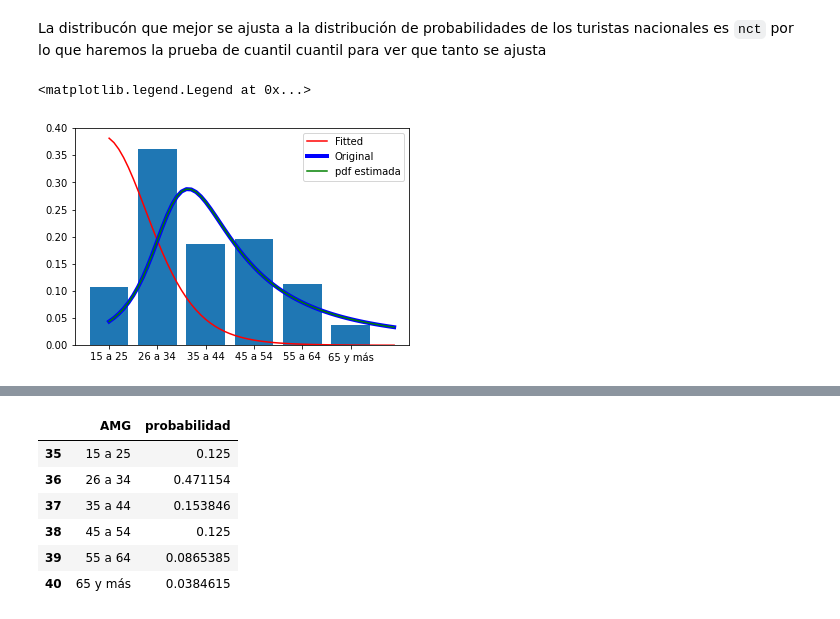
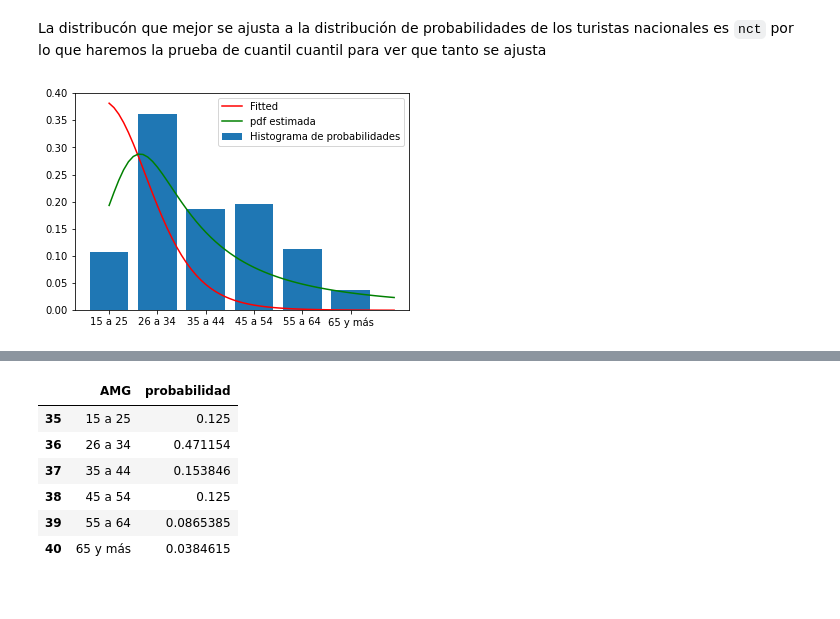
Before and after one commit to ariadnagalindom/Proyecto_GIMontoya_ADGalindo, a Jupyter notebook: PRoyecto_GIMontoya_ADGalindo.ipynb, the cells around one changed output, grey strips where cells are left out. Cells and saved outputs as stored; diff of their text form; code cells hidden in the pictures.

```diff
--- a/PRoyecto_GIMontoya_ADGalindo.ipynb
+++ b/PRoyecto_GIMontoya_ADGalindo.ipynb
@@ -313,17 +313,17 @@ La distribucón que mejor se ajusta a la distribución de probabilidades de los
 # %%
 dist='nct'
 datos=np.array(nac_edad.probabilidad,dtype=float)
 parametros=getattr(st, dist).fit(datos)
 
-plt.bar(nac_edad.AMG,nac_edad.probabilidad)
+plt.bar(nac_edad.AMG,nac_edad.probabilidad, label='Histograma de probabilidades')
+
 x = np.arange(0,6,0.1)
 y = st.nct.pdf(x,parametros[0],parametros[2],parametros[3])
 
-pdf = st.nct.pdf(x,1,1,1,1)
+pdf = st.nct.pdf(x,1,1,0,1)
 plt.plot(x,y,'r-',label='Fitted')
-plt.plot(x,pdf,'b-',label='Original',lw=4)
 plt.plot(x,pdf,label='pdf estimada',color='g')
 plt.legend()
+plt.show()
 # %% [output]
-<matplotlib.legend.Legend at 0x...>
-[figure, old version]
+[figure, new version]
```
Also changed, not shown: parts of 13 cells of this notebook.
